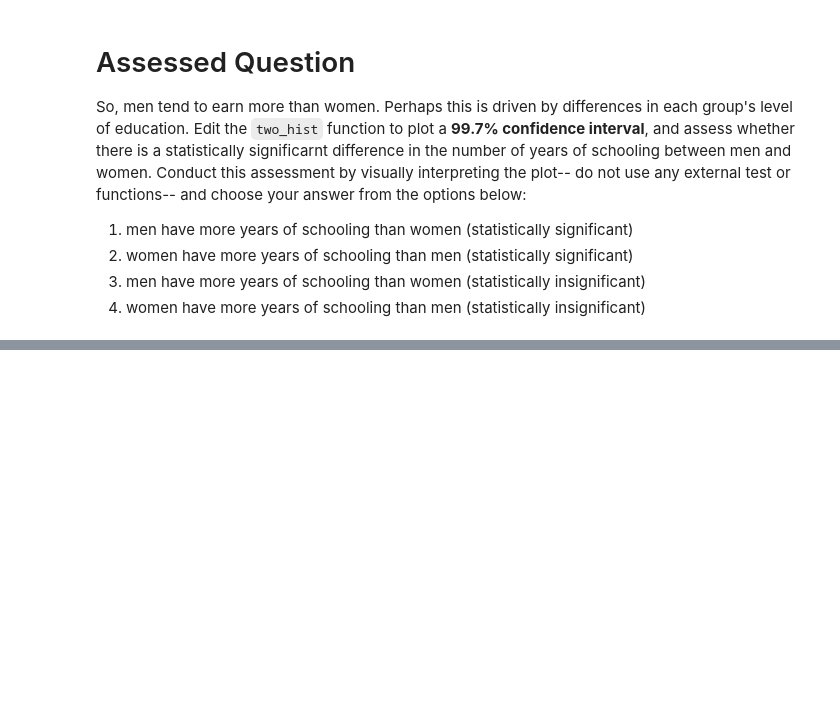
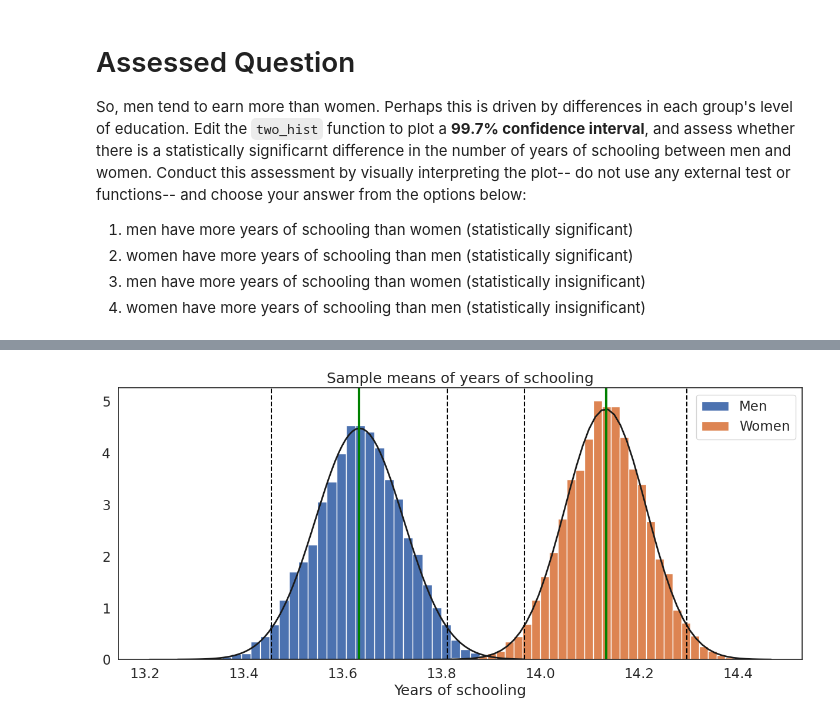
Before and after one commit to lillyroekens/QM2, a Jupyter notebook: notebooks/W05. Distributions and Basic Statistics.ipynb, the cells around one changed output, grey strips where cells are left out. Saved outputs shown, nothing was run; the diff lists cells and outputs as text; code cells hidden in the pictures; blank space fills up the shorter version.

```diff
--- a/notebooks/W05. Distributions and Basic Statistics.ipynb
+++ b/notebooks/W05. Distributions and Basic Statistics.ipynb
@@ -509,0 +600,47 @@ So, men tend to earn more than women. Perhaps this is driven by differences in e
+# %%
+def two_hist(groups, group_labs, xlab, title):
+    plt.figure(figsize=(15,6))
+    it = -1
+    for var in groups:
+        it += 1
+        sample_size = 1000
+        sample_means = []
+        iterations = 10000
+        for i in range(0, iterations):
+            sample = var.sample(sample_size, replace=True)
+            sample_mean = sample.mean()
+            sample_means.append(sample_mean)
+
+        plt.hist(sample_means, bins=int(iterations/300),
+                 edgecolor='white', density=True,
+                 label=group_labs[it])
+
+        mu, se = norm.fit(sample_means)
+        xmin, xmax = plt.xlim()
+        x = np.linspace(xmin, xmax, 100)
+        p = norm.pdf(x, mu, se)
+        plt.plot(x, p, 'k', linewidth=2)
+
+        plt.xlabel(xlab)
+        plt.title(title)
+        plt.axvline(var.mean(), color='green',
+                    linestyle='solid', linewidth=3)
+        plt.axvline(mu-se*2, color='black', linestyle='dashed',
+                    linewidth=1.5)
+        plt.axvline(mu+se*2, color='black', linestyle='dashed',
+                    linewidth=1.5)
+        plt.legend()
+    plt.show()
+# %%
+# Years of schooling for men and women
+male_school  = df[df['sex'] == 1]['sch']
+women_school = df[df['sex'] == 2]['sch']
+# %%
+two_hist(
+    [male_school, women_school],      # groups  (list!)
+    ['Men', 'Women'],                 # group_labs
+    'Years of schooling',             # xlab
+    'Sample means of years of schooling'  # title
+)
+# %% [output]
+[figure, added]
```
Also changed, not shown: parts of 13 cells of this notebook.
